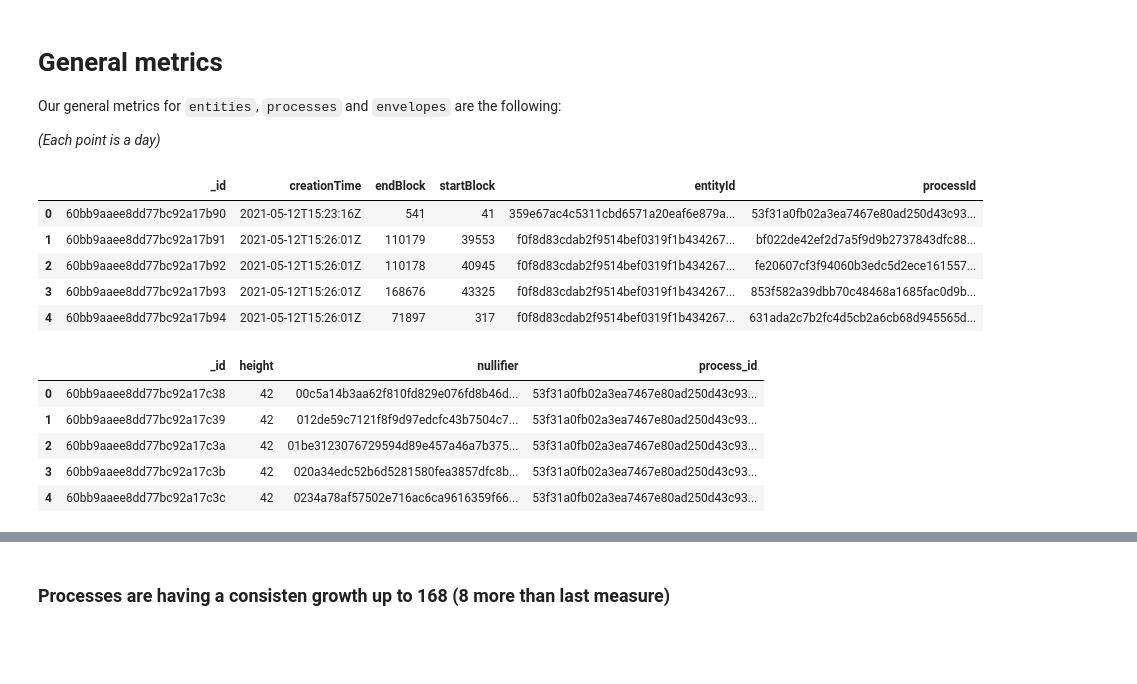
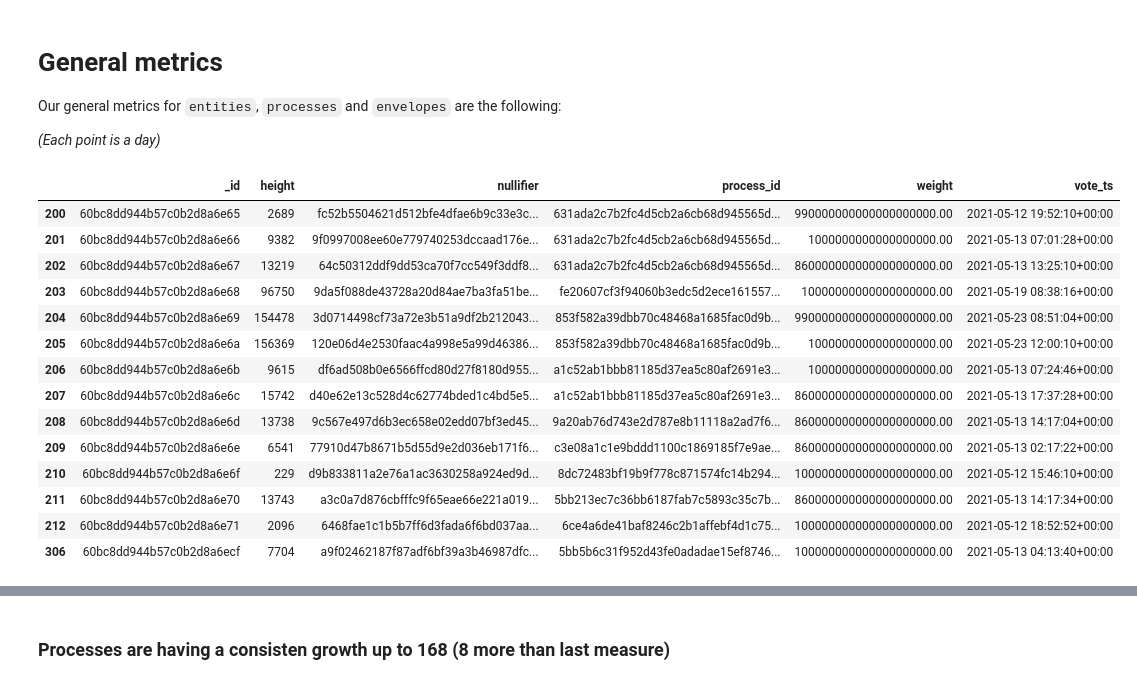
Before and after one commit to mroldann/vocdoni, a Jupyter notebook: analysis.ipynb, the cells around one changed output, grey strips where cells are left out. Drawn from its saved outputs; the diff is of its cells as text; code cells hidden in the pictures; blank space fills up the shorter version.

```diff
--- a/analysis.ipynb
+++ b/analysis.ipynb
@@ -64,23 +72,5 @@ df_envelopes.head()
 Our general metrics for `entities`, `processes` and  `envelopes` are the following:
 
 *(Each point is a day)*
-# %%
-df_processes.head()
-# %% [output]
-|  | _id | creationTime | endBlock | startBlock | entityId | processId |
-| 0 | 60bb9aaee8dd77bc92a17b90 | 2021-05-12T15:23:16Z | 541 | 41 | 359e67ac4c5311cbd6571a20eaf6e879a... | 53f31a0fb02a3ea7467e80ad250d43c93... |
-| 1 | 60bb9aaee8dd77bc92a17b91 | 2021-05-12T15:26:01Z | 110179 | 39553 | f0f8d83cdab2f9514bef0319f1b434267... | bf022de42ef2d7a5f9d9b2737843dfc88... |
-| 2 | 60bb9aaee8dd77bc92a17b92 | 2021-05-12T15:26:01Z | 110178 | 40945 | f0f8d83cdab2f9514bef0319f1b434267... | fe20607cf3f94060b3edc5d2ece161557... |
-| 3 | 60bb9aaee8dd77bc92a17b93 | 2021-05-12T15:26:01Z | 168676 | 43325 | f0f8d83cdab2f9514bef0319f1b434267... | 853f582a39dbb70c48468a1685fac0d9b... |
-| 4 | 60bb9aaee8dd77bc92a17b94 | 2021-05-12T15:26:01Z | 71897 | 317 | f0f8d83cdab2f9514bef0319f1b434267... | 631ada2c7b2fc4d5cb2a6cb68d945565d... |
-# %%
-df_envelopes.head()
-# %% [output]
-|  | _id | height | nullifier | process_id |
-| 0 | 60bb9aaee8dd77bc92a17c38 | 42 | 00c5a14b3aa62f810fd829e076fd8b46d... | 53f31a0fb02a3ea7467e80ad250d43c93... |
-| 1 | 60bb9aaee8dd77bc92a17c39 | 42 | 012de59c7121f8f9d97edcfc43b7504c7... | 53f31a0fb02a3ea7467e80ad250d43c93... |
-| 2 | 60bb9aaee8dd77bc92a17c3a | 42 | 01be3123076729594d89e457a46a7b375... | 53f31a0fb02a3ea7467e80ad250d43c93... |
-| 3 | 60bb9aaee8dd77bc92a17c3b | 42 | 020a34edc52b6d5281580fea3857dfc8b... | 53f31a0fb02a3ea7467e80ad250d43c93... |
-| 4 | 60bb9aaee8dd77bc92a17c3c | 42 | 0234a78af57502e716ac6ca9616359f66... | 53f31a0fb02a3ea7467e80ad250d43c93... |
 # %%
 global_indicators = globalIndicadors(df_processes, df_envelopes, AVG_BLOCK_TIME_SECS)
@@ -86,0 +79,19 @@ global_indicators = globalIndicadors(df_processes, df_envelopes, AVG_BLOCK_TIME_
+# %%
+tmp2 = global_indicators.df_envelopes[tmp !=1]
+tmp2
+# %% [output]
+|  | _id | height | nullifier | process_id | weight | vote_ts |
+| 200 | 60bc8dd944b57c0b2d8a6e65 | 2689 | fc52b5504621d512bfe4dfae6b9c33e3c... | 631ada2c7b2fc4d5cb2a6cb68d945565d... | 990000000000000000000.00 | 2021-05-12 19:52:10+00:00 |
+| 201 | 60bc8dd944b57c0b2d8a6e66 | 9382 | 9f0997008ee60e779740253dccaad176e... | 631ada2c7b2fc4d5cb2a6cb68d945565d... | 1000000000000000000.00 | 2021-05-13 07:01:28+00:00 |
+| 202 | 60bc8dd944b57c0b2d8a6e67 | 13219 | 64c50312ddf9dd53ca70f7cc549f3ddf8... | 631ada2c7b2fc4d5cb2a6cb68d945565d... | 860000000000000000000.00 | 2021-05-13 13:25:10+00:00 |
+| 203 | 60bc8dd944b57c0b2d8a6e68 | 96750 | 9da5f088de43728a20d84ae7ba3fa51be... | fe20607cf3f94060b3edc5d2ece161557... | 10000000000000000000.00 | 2021-05-19 08:38:16+00:00 |
+| 204 | 60bc8dd944b57c0b2d8a6e69 | 154478 | 3d0714498cf73a72e3b51a9df2b212043... | 853f582a39dbb70c48468a1685fac0d9b... | 990000000000000000000.00 | 2021-05-23 08:51:04+00:00 |
+| 205 | 60bc8dd944b57c0b2d8a6e6a | 156369 | 120e06d4e2530faac4a998e5a99d46386... | 853f582a39dbb70c48468a1685fac0d9b... | 1000000000000000000.00 | 2021-05-23 12:00:10+00:00 |
+| 206 | 60bc8dd944b57c0b2d8a6e6b | 9615 | df6ad508b0e6566ffcd80d27f8180d955... | a1c52ab1bbb81185d37ea5c80af2691e3... | 1000000000000000000.00 | 2021-05-13 07:24:46+00:00 |
+| 207 | 60bc8dd944b57c0b2d8a6e6c | 15742 | d40e62e13c528d4c62774bded1c4bd5e5... | a1c52ab1bbb81185d37ea5c80af2691e3... | 860000000000000000000.00 | 2021-05-13 17:37:28+00:00 |
+| 208 | 60bc8dd944b57c0b2d8a6e6d | 13738 | 9c567e497d6b3ec658e02edd07bf3ed45... | 9a20ab76d743e2d787e8b11118a2ad7f6... | 860000000000000000000.00 | 2021-05-13 14:17:04+00:00 |
+| 209 | 60bc8dd944b57c0b2d8a6e6e | 6541 | 77910d47b8671b5d55d9e2d036eb171f6... | c3e08a1c1e9bddd1100c1869185f7e9ae... | 860000000000000000000.00 | 2021-05-13 02:17:22+00:00 |
+| 210 | 60bc8dd944b57c0b2d8a6e6f | 229 | d9b833811a2e76a1ac3630258a924ed9d... | 8dc72483bf19b9f778c871574fc14b294... | 100000000000000000000.00 | 2021-05-12 15:46:10+00:00 |
+| 211 | 60bc8dd944b57c0b2d8a6e70 | 13743 | a3c0a7d876cbfffc9f65eae66e221a019... | 5bb213ec7c36bb6187fab7c5893c35c7b... | 860000000000000000000.00 | 2021-05-13 14:17:34+00:00 |
+| 212 | 60bc8dd944b57c0b2d8a6e71 | 2096 | 6468fae1c1b5b7ff6d3fada6f6bd037aa... | 6ce4a6de41baf8246c2b1affebf4d1c75... | 100000000000000000000.00 | 2021-05-12 18:52:52+00:00 |
+| 306 | 60bc8dd944b57c0b2d8a6ecf | 7704 | a9f02462187f87adf6bf39a3b46987dfc... | 5bb5b6c31f952d43fe0adadae15ef8746... | 100000000000000000000.00 | 2021-05-13 04:13:40+00:00 |
```
Also changed, not shown: parts of 8 cells of this notebook, 6 other files.
